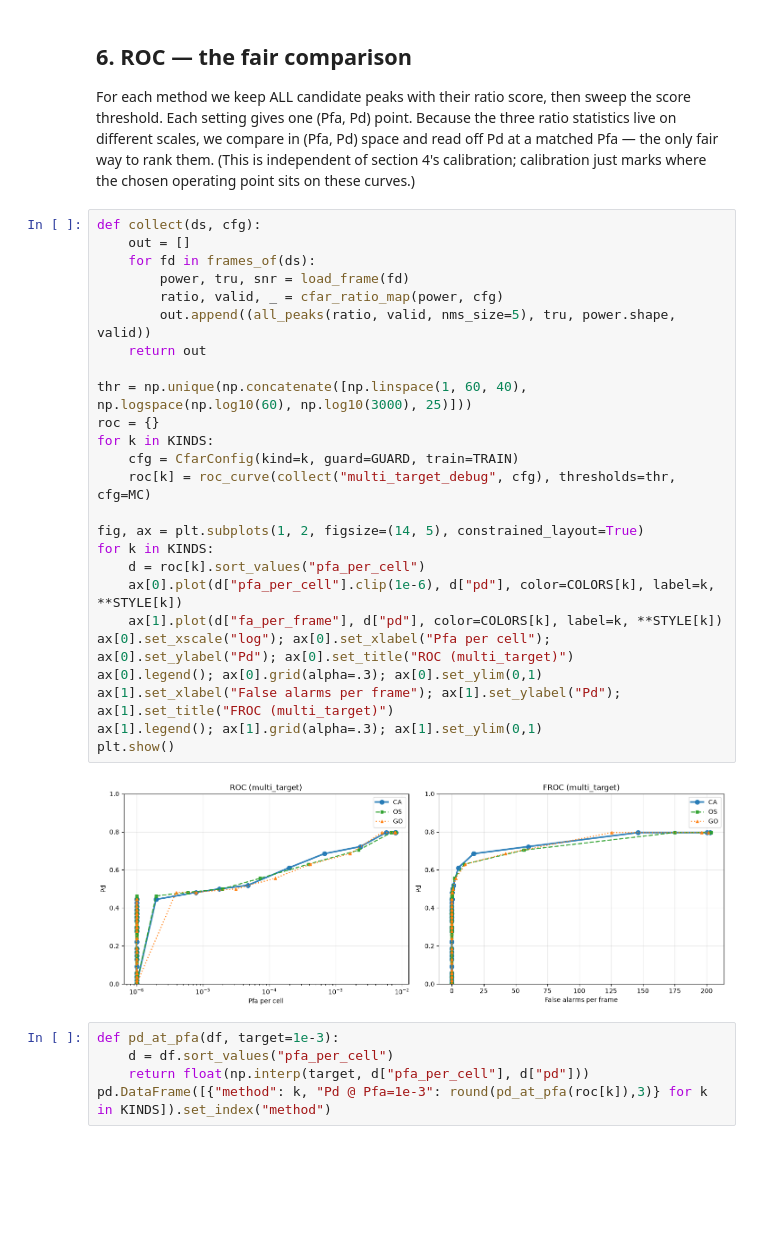
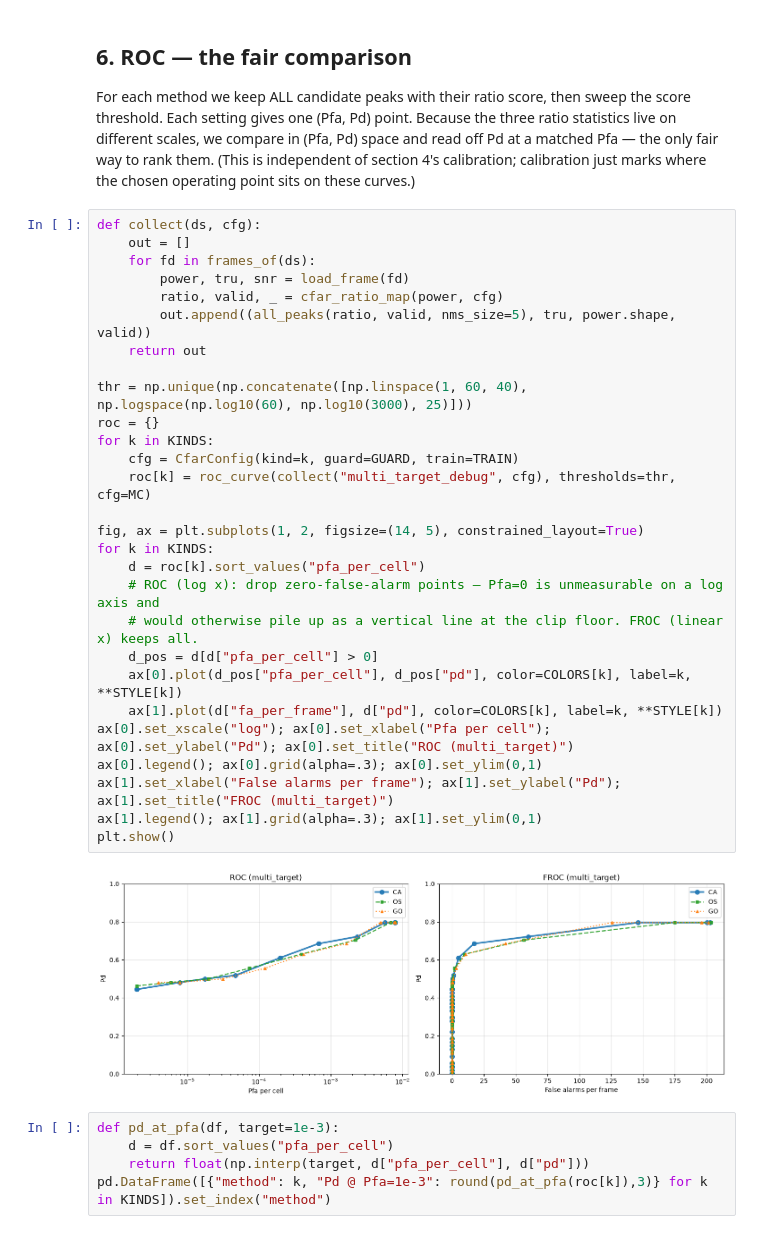
Before and after one commit to alijaafar232003/fmcw-radar-cfar-vs-dl, a Jupyter notebook: notebooks/cfar_comparison.ipynb, the cells around one changed output. Cells and saved outputs as stored; diff of their text form; blank space fills up the shorter version.

```diff
--- a/notebooks/cfar_comparison.ipynb
+++ b/notebooks/cfar_comparison.ipynb
@@ -250,30 +250,33 @@ where the chosen operating point sits on these curves.)
 # %%
 def collect(ds, cfg):
     out = []
     for fd in frames_of(ds):
         power, tru, snr = load_frame(fd)
         ratio, valid, _ = cfar_ratio_map(power, cfg)
         out.append((all_peaks(ratio, valid, nms_size=5), tru, power.shape, valid))
     return out
 
 thr = np.unique(np.concatenate([np.linspace(1, 60, 40), np.logspace(np.log10(60), np.log10(3000), 25)]))
 roc = {}
 for k in KINDS:
     cfg = CfarConfig(kind=k, guard=GUARD, train=TRAIN)
     roc[k] = roc_curve(collect("multi_target_debug", cfg), thresholds=thr, cfg=MC)
 
 fig, ax = plt.subplots(1, 2, figsize=(14, 5), constrained_layout=True)
 for k in KINDS:
     d = roc[k].sort_values("pfa_per_cell")
-    ax[0].plot(d["pfa_per_cell"].clip(1e-6), d["pd"], color=COLORS[k], label=k, **STYLE[k])
+    # ROC (log x): drop zero-false-alarm points — Pfa=0 is unmeasurable on a log axis and
+    # would otherwise pile up as a vertical line at the clip floor. FROC (linear x) keeps all.
+    d_pos = d[d["pfa_per_cell"] > 0]
+    ax[0].plot(d_pos["pfa_per_cell"], d_pos["pd"], color=COLORS[k], label=k, **STYLE[k])
     ax[1].plot(d["fa_per_frame"], d["pd"], color=COLORS[k], label=k, **STYLE[k])
 ax[0].set_xscale("log"); ax[0].set_xlabel("Pfa per cell"); ax[0].set_ylabel("Pd"); ax[0].set_title("ROC (multi_target)")
 ax[0].legend(); ax[0].grid(alpha=.3); ax[0].set_ylim(0,1)
 ax[1].set_xlabel("False alarms per frame"); ax[1].set_ylabel("Pd"); ax[1].set_title("FROC (multi_target)")
 ax[1].legend(); ax[1].grid(alpha=.3); ax[1].set_ylim(0,1)
 plt.show()
 # %% [output]
-[figure, old version]
+[figure, new version]
 # %%
 def pd_at_pfa(df, target=1e-3):
     d = df.sort_values("pfa_per_cell")
```
Also changed, not shown: parts of 8 cells of this notebook, 4 other files.
